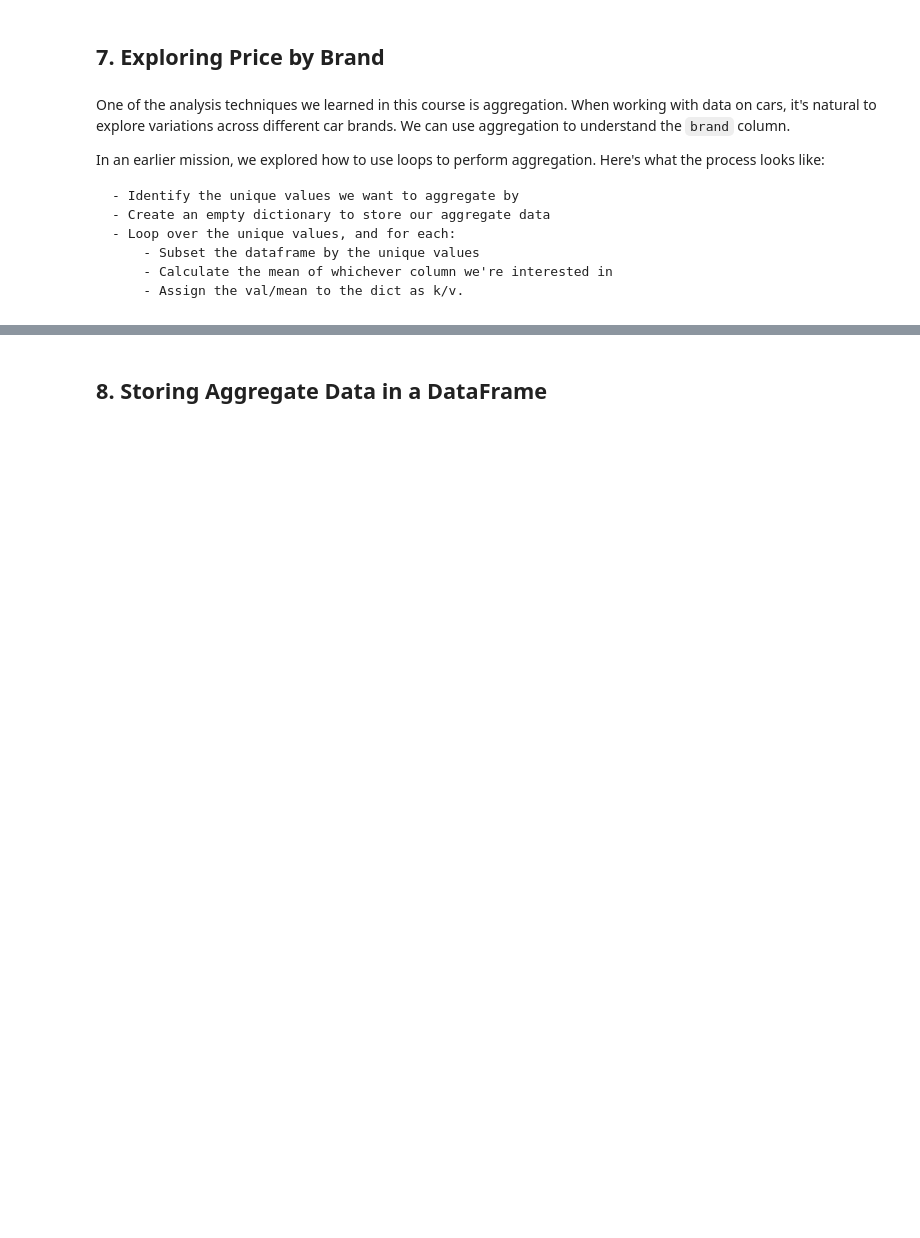
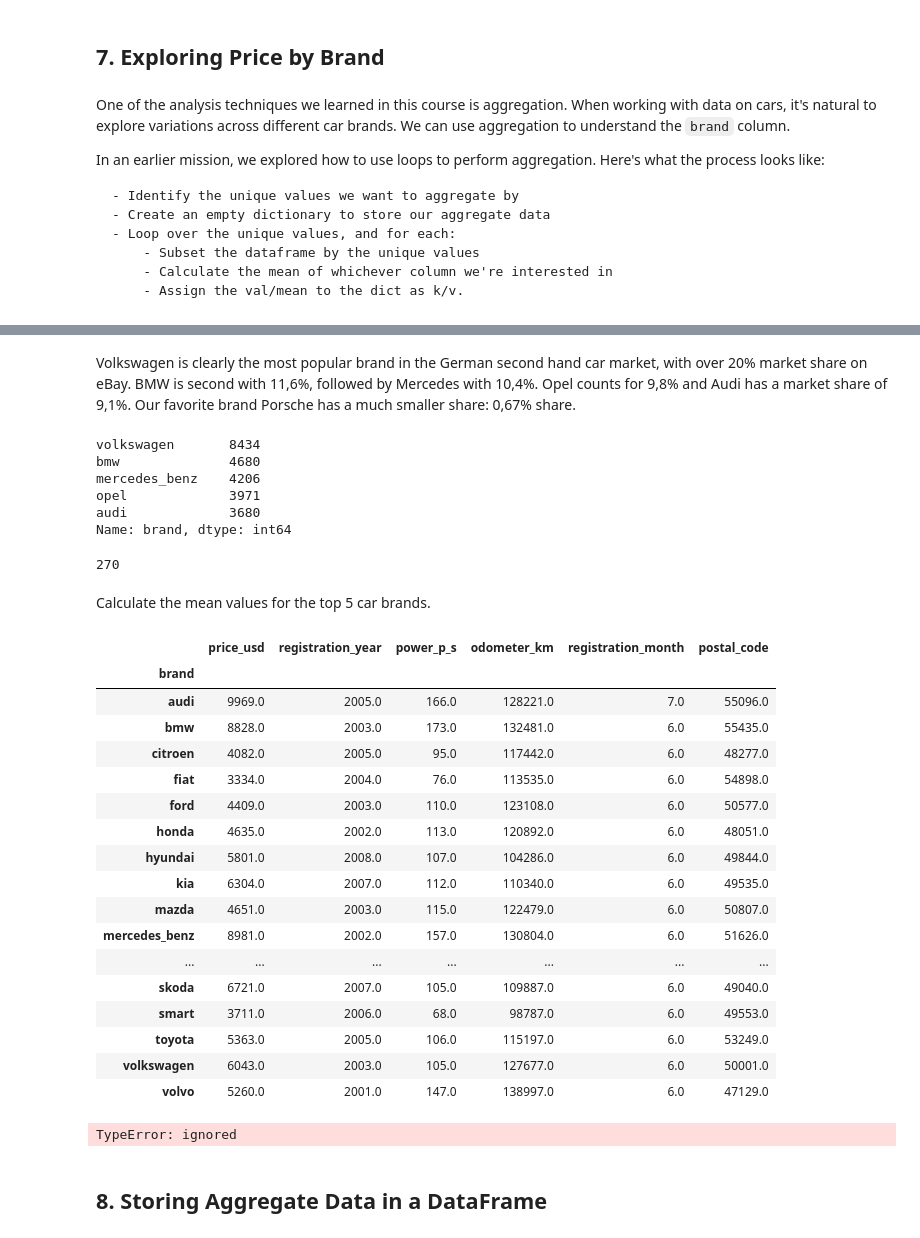
Before and after one commit to Rossel/DataQuest_Projects, a Jupyter notebook: Guided_Project_03_Exploring_Ebay_Car_Sales_Data.ipynb, the cells around one changed output, grey strips where cells are left out. Cells and saved outputs as stored; diff of their text form; code cells hidden in the pictures; blank space fills up the shorter version.

```diff
--- a/Guided_Project_03_Exploring_Ebay_Car_Sales_Data.ipynb
+++ b/Guided_Project_03_Exploring_Ebay_Car_Sales_Data.ipynb
@@ -575,0 +702,5 @@ Let's count the number of listings with cars that fall outside the 1900 - 2016 i
+# %%
+# Remove the values outside our scope
+autos = autos[autos["registration_year"].between(1900,2016)]
+
+autos.shape
@@ -575,0 +762,6 @@ Let's count the number of listings with cars that fall outside the 1900 - 2016 i
+# %%
+# Remove the value of month "0" out of the dataset
+autos = autos[~(autos["registration_month"] == 0)]
+
+# Explore the distribution of months of registration after removing month "0"
+autos["registration_month"].value_counts()
@@ -592,3 +825,67 @@ In an earlier mission, we explored how to use loops to perform aggregation. Here
+# %% [markdown]
+Volkswagen is clearly the most popular brand in the German second hand car market, with over 20% market share on eBay. BMW is second with 11,6%, followed by Mercedes with 10,4%. Opel counts for 9,8% and Audi has a market share of 9,1%. Our favorite brand Porsche has a much smaller share: 0,67% share.
+# %%
+# Explore the amounts of ads for our top 5 brands
+autos["brand"].value_counts()[:5]
+# %% [output]
+volkswagen       8434
+bmw              4680
+mercedes_benz    4206
+opel             3971
+audi             3680
+Name: brand, dtype: int64
+# %%
+# Explore the amounts of ads for our favourite brand Porsche
+autos["brand"].value_counts()["porsche"]
+# %% [output]
+270
+# %% [markdown]
+Calculate the mean values for the top 5 car brands.
+# %%
+# Select the top 5 brands of cars
+top_brands = autos['brand'].value_counts(normalize=True).index[:24]
+
+# pass the above variable into autos to select only those records from the data frame
+mean_price = autos.loc[autos['brand'].isin(top_brands)]
+
+# create variable that calculates the mean of the data fr ame
+selected = mean_price.groupby(['brand']).mean().round(decimals=0)
+
+# execute selected to see the mean results selected
+selected
+# %% [output]
+|  | price_usd | registration_year | power_p_s | odometer_km | registration_month | postal_code |
+| brand |  |  |  |  |  |  |
+| audi | 9969.0 | 2005.0 | 166.0 | 128221.0 | 7.0 | 55096.0 |
+| bmw | 8828.0 | 2003.0 | 173.0 | 132481.0 | 6.0 | 55435.0 |
+| citroen | 4082.0 | 2005.0 | 95.0 | 117442.0 | 6.0 | 48277.0 |
+| fiat | 3334.0 | 2004.0 | 76.0 | 113535.0 | 6.0 | 54898.0 |
+| ford | 4409.0 | 2003.0 | 110.0 | 123108.0 | 6.0 | 50577.0 |
+| honda | 4635.0 | 2002.0 | 113.0 | 120892.0 | 6.0 | 48051.0 |
+| hyundai | 5801.0 | 2008.0 | 107.0 | 104286.0 | 6.0 | 49844.0 |
+| kia | 6304.0 | 2007.0 | 112.0 | 110340.0 | 6.0 | 49535.0 |
+| mazda | 4651.0 | 2003.0 | 115.0 | 122479.0 | 6.0 | 50807.0 |
+| mercedes_benz | 8981.0 | 2002.0 | 157.0 | 130804.0 | 6.0 | 51626.0 |
+| ... | ... | ... | ... | ... | ... | ... |
+| skoda | 6721.0 | 2007.0 | 105.0 | 109887.0 | 6.0 | 49040.0 |
+| smart | 3711.0 | 2006.0 | 68.0 | 98787.0 | 6.0 | 49553.0 |
+| toyota | 5363.0 | 2005.0 | 106.0 | 115197.0 | 6.0 | 53249.0 |
+| volkswagen | 6043.0 | 2003.0 | 105.0 | 127677.0 | 6.0 | 50001.0 |
+| volvo | 5260.0 | 2001.0 | 147.0 | 138997.0 | 6.0 | 47129.0 |
+# %%
+# Select our favorite brand Porsche
+fav_brand = autos['brand'].value_counts(normalize=True).index[23]
+
+# pass the above variable into autos to select only those records from the data frame
+mean_price_porsche = autos.loc[autos['brand'].isin(fav_brand)]
+
+# create variable that calculates the mean of the data frame
+selected_stats = mean_price_porsche.groupby(['brand']).mean().round(decimals=0)
+
+# execute selected to see the mean results selected
+selected_stats
+# %% [output]
+TypeError: ignored
 # %% [markdown]
 ## 8. Storing Aggregate Data in a DataFrame
 # %% [markdown]
```
Also changed, not shown: parts of 38 cells of this notebook.
